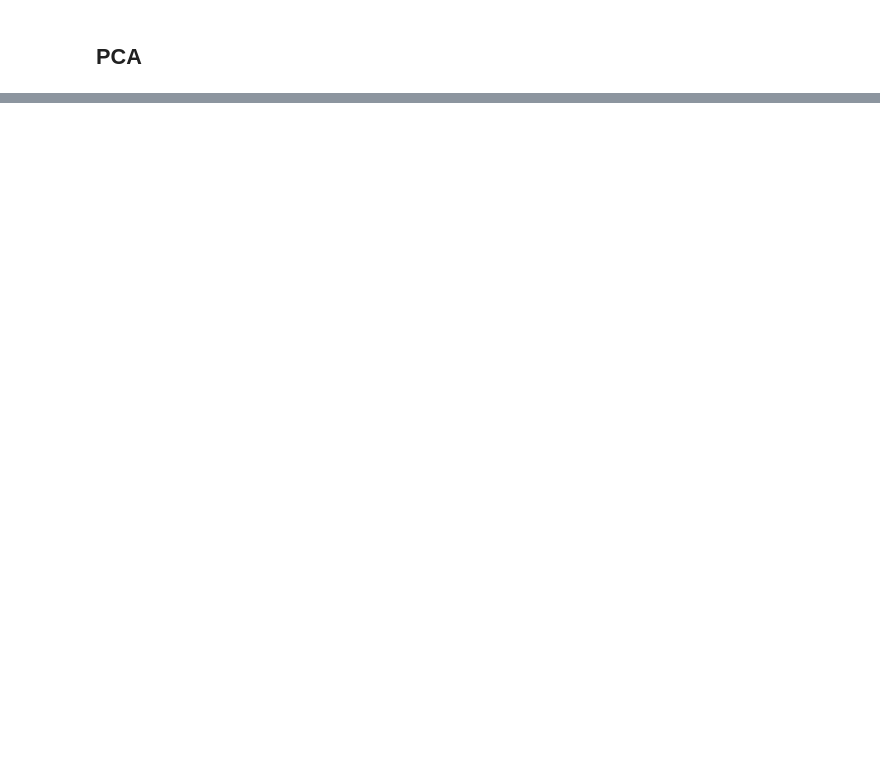
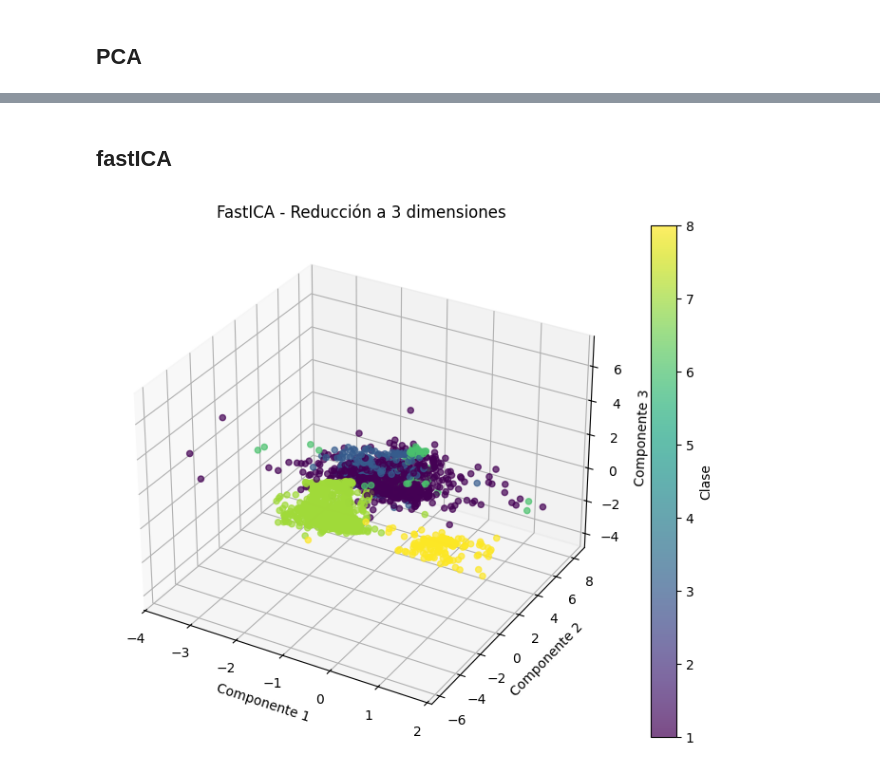
Before and after one commit to gamerOZZY/Analitica-y-visualizacion-de-datos, a Jupyter notebook: Practica03/HAR.ipynb, the cells around one changed output, grey strips where cells are left out. Saved outputs shown, nothing was run; the diff lists cells and outputs as text; code cells hidden in the pictures; blank space fills up the shorter version.

```diff
--- a/Practica03/HAR.ipynb
+++ b/Practica03/HAR.ipynb
@@ -28,0 +196,41 @@ memory usage: 30.7 MB
+# %% [markdown]
+## fastICA
+# %%
+from sklearn.decomposition import FastICA
+
+start = perf_counter()
+
+ica = FastICA(
+    n_components=3,
+    random_state=42,
+    max_iter=1000
+)
+
+X_ica = ica.fit_transform(x_scaled)
+
+time_ica = perf_counter() - start
+
+trust_ica = trustworthiness(
+    x_scaled,
+    X_ica,
+    n_neighbors=5
+)
+
+sil_ica = silhouette_score(
+    X_ica,
+    y
+)
+
+X_ica_reconstructed = ica.inverse_transform(X_ica)
+
+reconstruction_error_ica = np.mean(
+    (x_scaled - X_ica_reconstructed) ** 2
+)
+
+plot_3d(
+    X_ica,
+    y,
+    "FastICA - Reducción a 3 dimensiones"
+)
+# %% [output]
+[figure, added]
```
Also changed, not shown: parts of 15 cells of this notebook.
